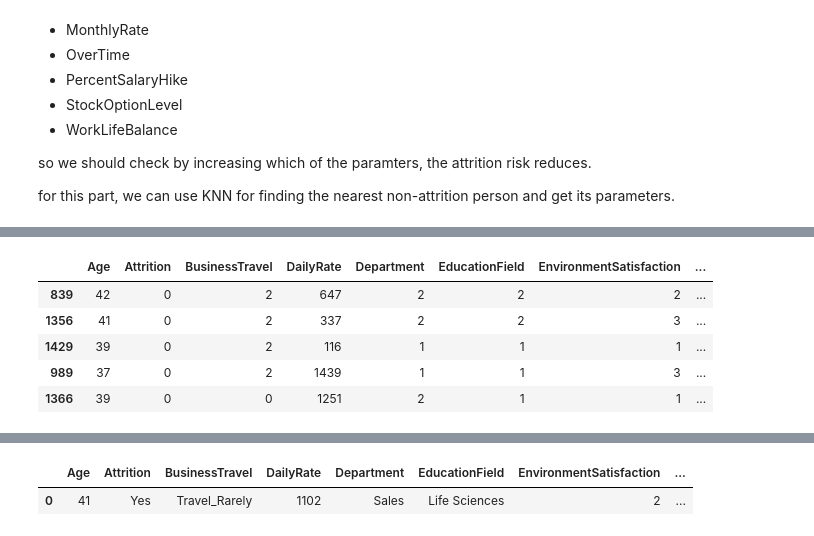
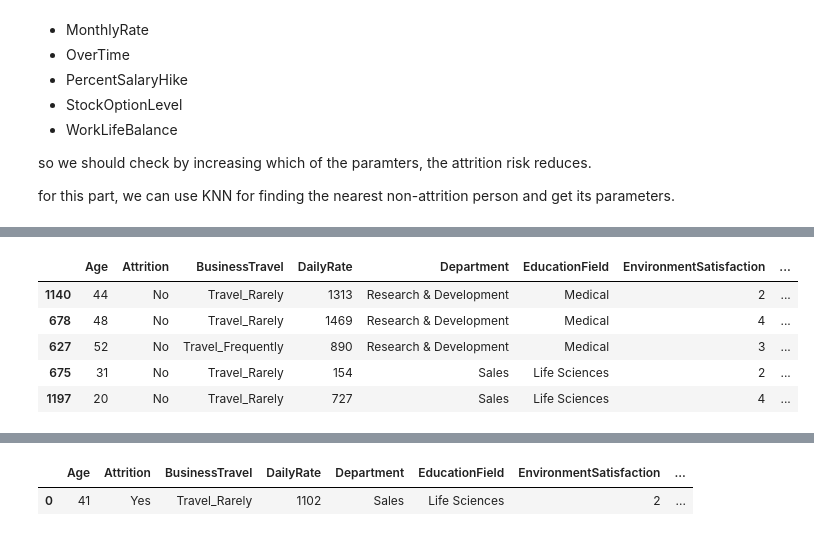
Before and after one commit to MahdiEsrafili/HR_Attrition_prediction, a Jupyter notebook: HR_talent_management.ipynb, the cells around one changed output, grey strips where cells are left out. Cells and saved outputs as stored; diff of their text form; code cells hidden in the pictures.

```diff
--- a/HR_talent_management.ipynb
+++ b/HR_talent_management.ipynb
@@ -522,11 +522,11 @@ pure_data_led.head()
 recommend = Recommend(pure_data_led, 'Attrition')
 # %%
 indx = recommend.recommend(pure_data_led.iloc[:1])
-indx
+pure_data.iloc[indx]
 # %% [output]
 |  | Age | Attrition | BusinessTravel | DailyRate | Department | EducationField | EnvironmentSatisfaction | ... |
-| 839 | 42 | 0 | 2 | 647 | 2 | 2 | 2 | ... |
-| 1356 | 41 | 0 | 2 | 337 | 2 | 2 | 3 | ... |
-| 1429 | 39 | 0 | 2 | 116 | 1 | 1 | 1 | ... |
-| 989 | 37 | 0 | 2 | 1439 | 1 | 1 | 3 | ... |
-| 1366 | 39 | 0 | 0 | 1251 | 2 | 1 | 1 | ... |
+| 1140 | 44 | No | Travel_Rarely | 1313 | Research & Development | Medical | 2 | ... |
+| 678 | 48 | No | Travel_Rarely | 1469 | Research & Development | Medical | 4 | ... |
+| 627 | 52 | No | Travel_Frequently | 890 | Research & Development | Medical | 3 | ... |
+| 675 | 31 | No | Travel_Rarely | 154 | Sales | Life Sciences | 2 | ... |
+| 1197 | 20 | No | Travel_Rarely | 727 | Sales | Life Sciences | 4 | ... |
```
Also changed, not shown: parts of 23 cells of this notebook, 3 other files.
